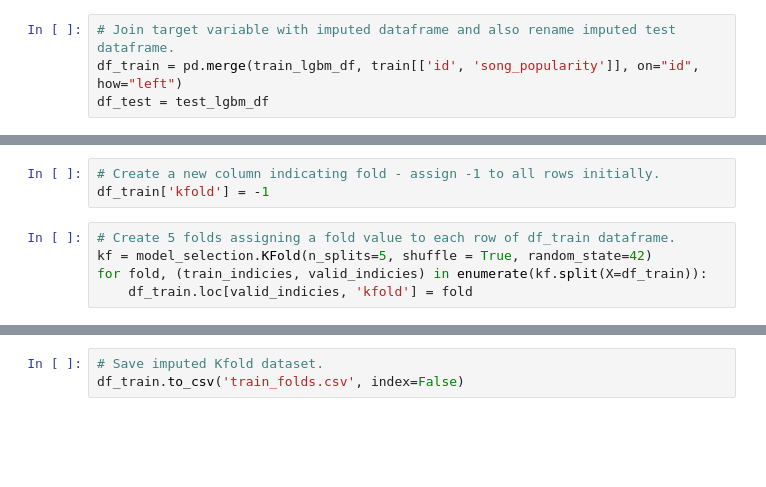
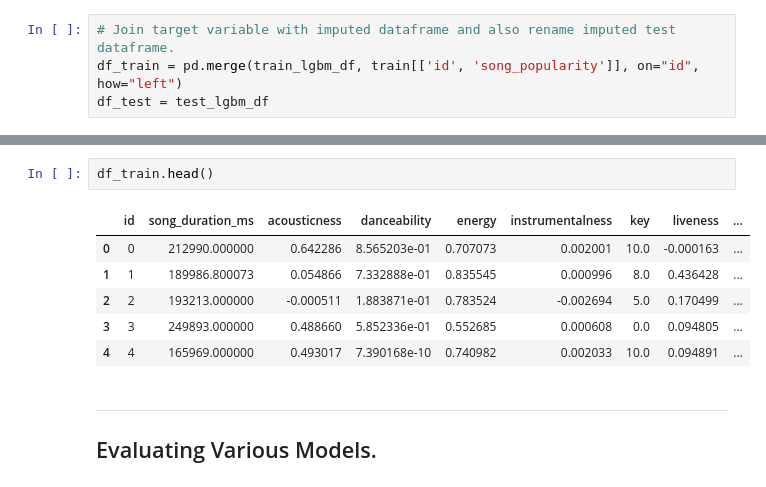
Before and after one commit to Sam-Tracey/Kaggle, a Jupyter notebook: song-popularity-eda.ipynb, the cells around one changed output, grey strips where cells are left out. Cells and saved outputs as stored; diff of their text form; blank space fills up the shorter version.

Commit message:
Kaggle Notebook | Song_Popularity_EDA | Version 6

```diff
--- a/song-popularity-eda.ipynb
+++ b/song-popularity-eda.ipynb
@@ -782,8 +760,0 @@ from sklearn import model_selection
-# %%
-# Create a new column indicating fold - assign -1 to all rows initially.
-df_train['kfold'] = -1
-# %%
-# Create 5 folds assigning a fold value to each row of df_train dataframe.
-kf = model_selection.KFold(n_splits=5, shuffle = True, random_state=42)
-for fold, (train_indicies, valid_indicies) in enumerate(kf.split(X=df_train)):
-    df_train.loc[valid_indicies, 'kfold'] = fold
@@ -800,3 +761,13 @@ Name: kfold, dtype: int64
-# %%
-# Save imputed Kfold dataset.
-df_train.to_csv('train_folds.csv', index=False)
+# %%
+df_train.head()
+# %% [output]
+|  | id | song_duration_ms | acousticness | danceability | energy | instrumentalness | key | liveness | ... |
+| 0 | 0 | 212990.000000 | 0.642286 | 8.565203e-01 | 0.707073 | 0.002001 | 10.0 | -0.000163 | ... |
+| 1 | 1 | 189986.800073 | 0.054866 | 7.332888e-01 | 0.835545 | 0.000996 | 8.0 | 0.436428 | ... |
+| 2 | 2 | 193213.000000 | -0.000511 | 1.883871e-01 | 0.783524 | -0.002694 | 5.0 | 0.170499 | ... |
+| 3 | 3 | 249893.000000 | 0.488660 | 5.852336e-01 | 0.552685 | 0.000608 | 0.0 | 0.094805 | ... |
+| 4 | 4 | 165969.000000 | 0.493017 | 7.390168e-10 | 0.740982 | 0.002033 | 10.0 | 0.094891 | ... |
+# %% [markdown]
+***
+
+## Evaluating Various Models.
```
Also changed, not shown: parts of 24 cells of this notebook.
